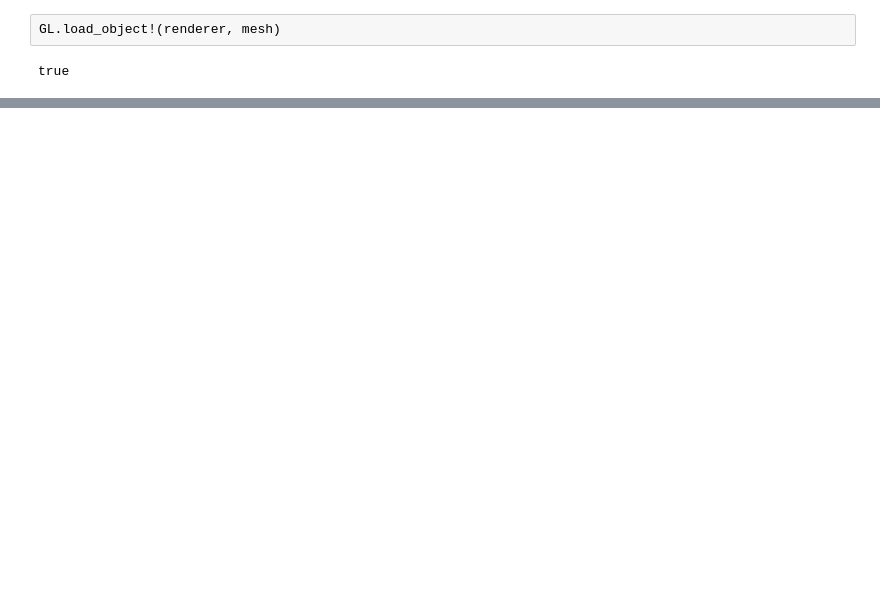
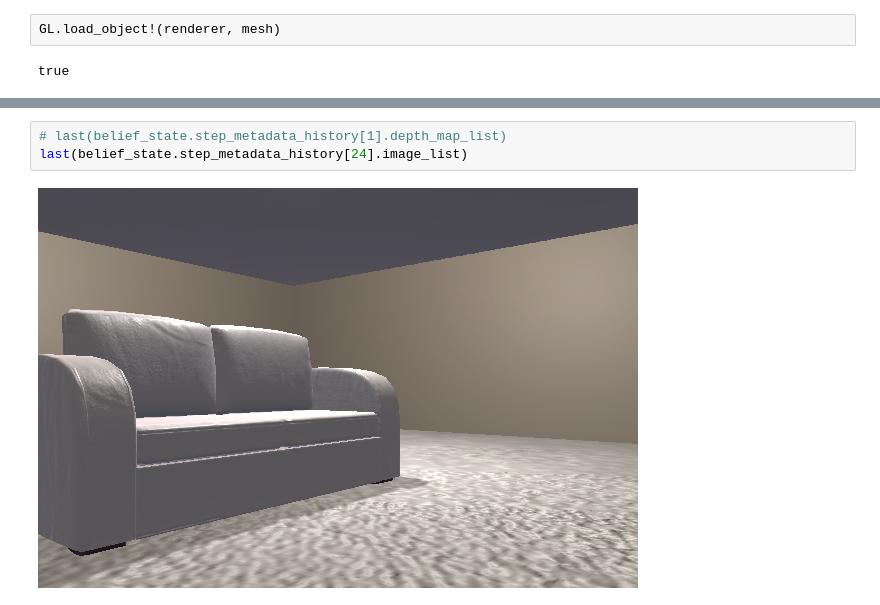
Before and after one commit to probcomp/InverseGraphics, a Jupyter notebook: notebooks/generative_model_scene_001.ipynb, the cells around one changed output, grey strips where cells are left out. Drawn from its saved outputs; the diff is of its cells as text; blank space fills up the shorter version.

```diff
--- a/notebooks/generative_model_scene_001.ipynb
+++ b/notebooks/generative_model_scene_001.ipynb
@@ -210,0 +270,5 @@ GL.view_depth_image(clamp.(depth_image, 0.0, 200.0))
+# %%
+# last(belief_state.step_metadata_history[1].depth_map_list)
+last(belief_state.step_metadata_history[24].image_list)
+# %% [output]
+[figure, added]
```
Also changed, not shown: parts of 15 cells of this notebook.
